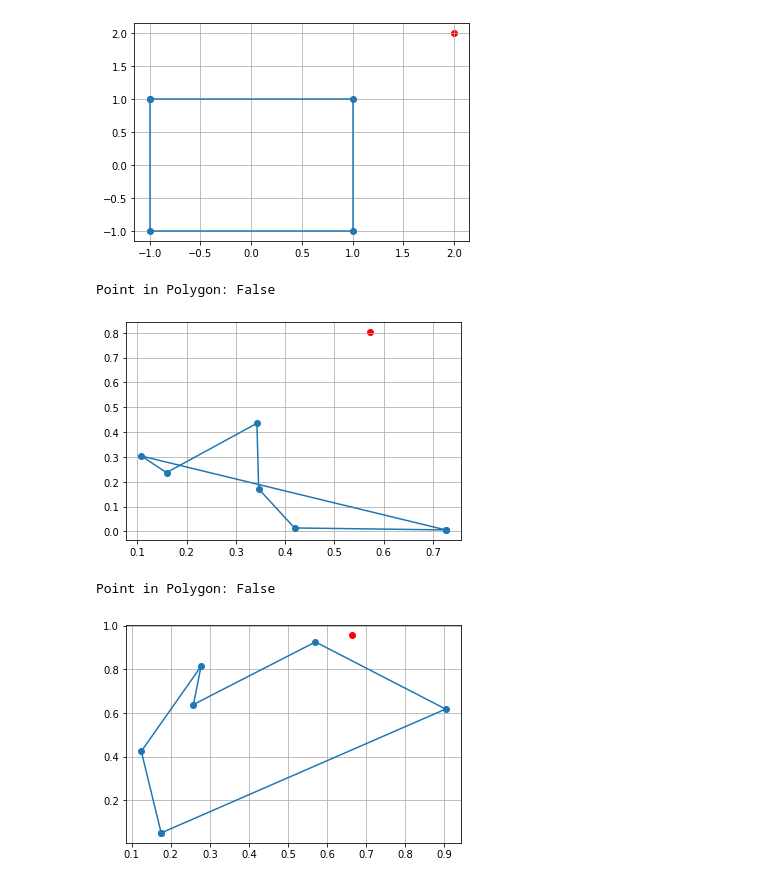
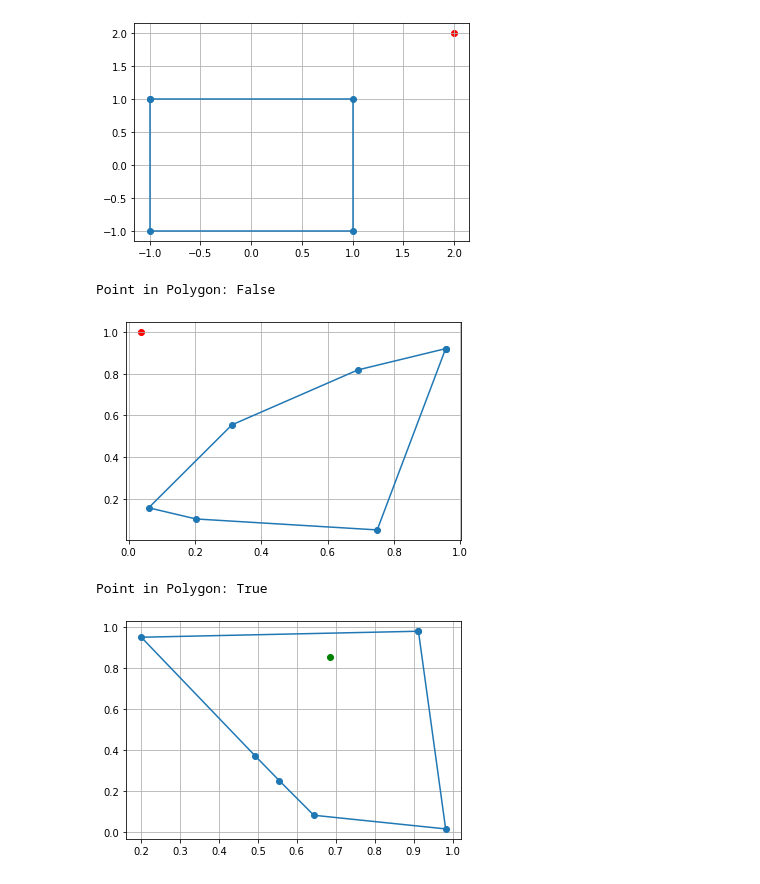
Before and after one commit to romulofff/UFC-Mestrado-GeometriaComputacional, a Jupyter notebook: tarefa02/tarefa02.ipynb, the cells around one changed output. Saved outputs shown, nothing was run; the diff lists cells and outputs as text; code cells hidden in the pictures.

```diff
--- a/tarefa02/tarefa02.ipynb
+++ b/tarefa02/tarefa02.ipynb
@@ -161,7 +272,9 @@ Point in Polygon: False
 # %%
 a = np.random.random(1)
 b = np.random.random(1)
-poly = gc.genPoly(6)
+# poly = gc.genPoly(6)
+poly = to_convex_contour(6)
+poly = [Point(p[0], p[1]) for p in poly]
 pip = gc.pip(Point(a, b), poly)
 print("Point in Polygon:", pip)
 if pip:
@@ -171,18 +284,20 @@ else:
 gc.plotPolygon(poly)
 # %% [output]
 Point in Polygon: False
-[figure, old version]
+[figure, new version]
 # %%
 a = np.random.random(1)
 b = np.random.random(1)
-poly = gc.genPoly(6)
+# poly = gc.genPoly(6)
+poly = to_convex_contour(6)
+poly = [Point(p[0], p[1]) for p in poly]
 pip = gc.pip(Point(a, b), poly)
 print("Point in Polygon:", pip)
 if pip:
     plt.scatter(a, b, c='g')
 else:
     plt.scatter(a, b, c='r')
 gc.plotPolygon(poly)
 # %% [output]
-Point in Polygon: False
+Point in Polygon: True
-[figure, old version]
+[figure, new version]
```
Also changed, not shown: parts of 27 cells of this notebook, 3 other files.
